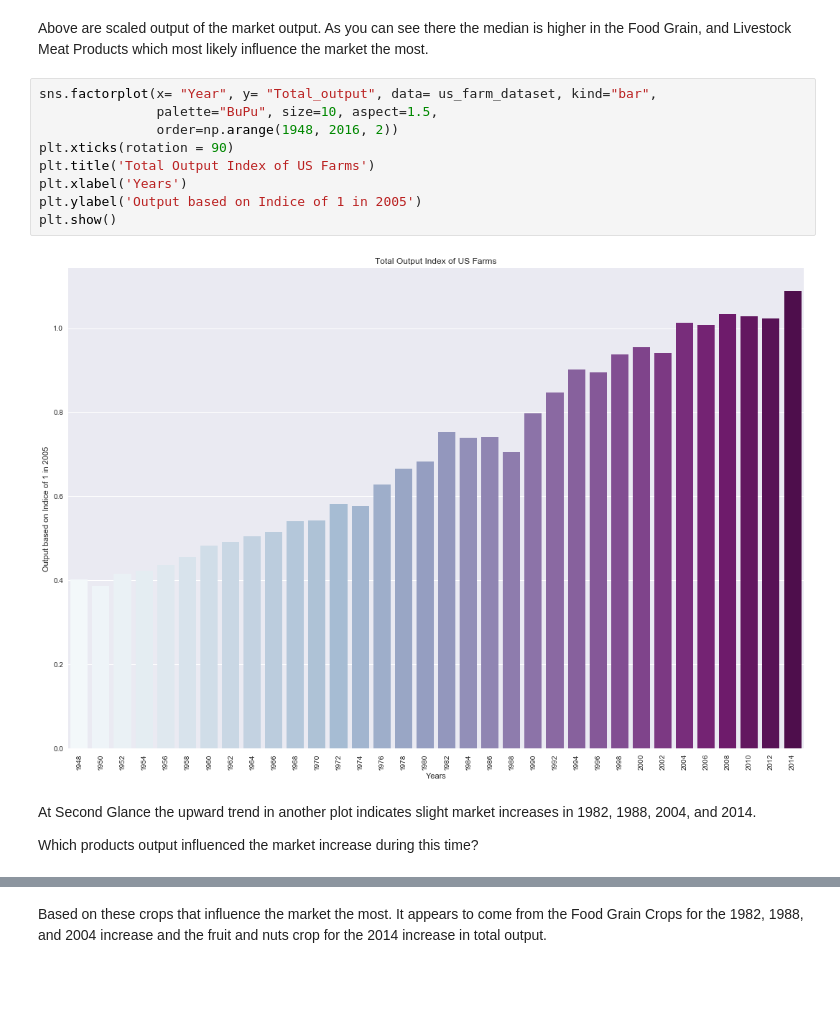
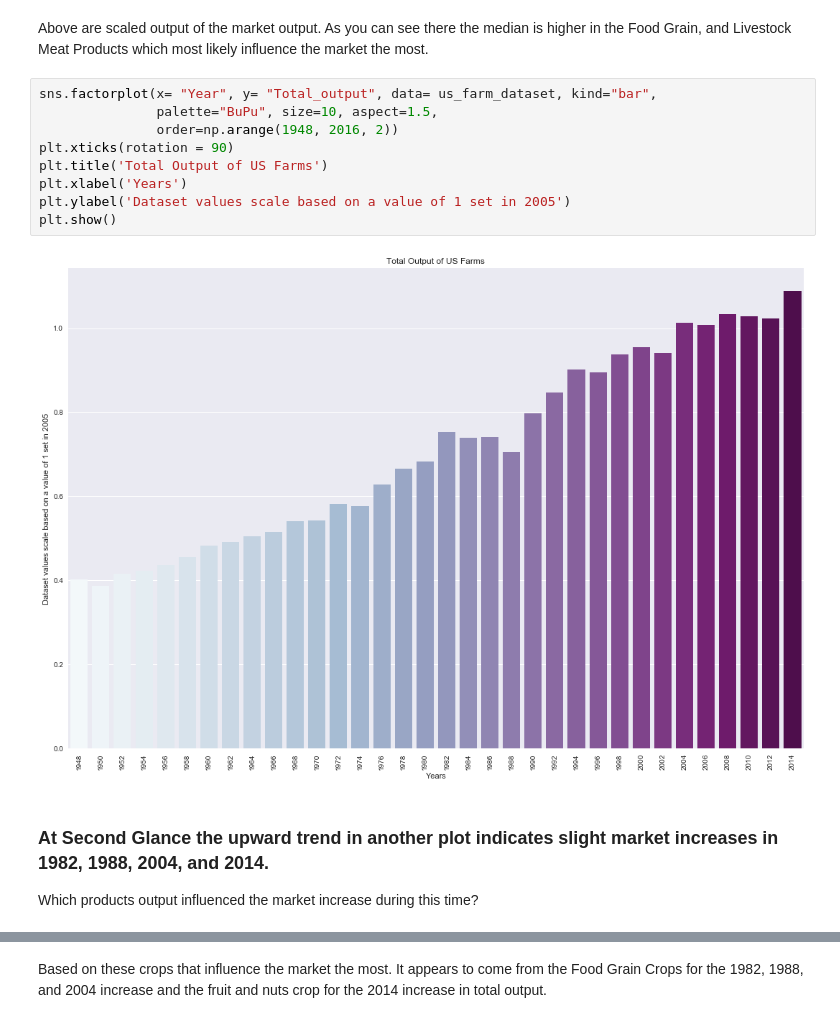
Before and after one commit to Kingbigtiger/class-studies, a Jupyter notebook: Farm In and Out Capstone.ipynb, the cells around one changed output, grey strips where cells are left out. Saved outputs shown, nothing was run; the diff lists cells and outputs as text; blank space fills up the shorter version.

```diff
--- a/Farm In and Out Capstone.ipynb
+++ b/Farm In and Out Capstone.ipynb
@@ -112,16 +112,16 @@ Above are scaled output of the market output. As you can see there the median is
 # %%
 sns.factorplot(x= "Year", y= "Total_output", data= us_farm_dataset, kind="bar",
                palette="BuPu", size=10, aspect=1.5,
                order=np.arange(1948, 2016, 2))
 plt.xticks(rotation = 90)
-plt.title('Total Output Index of US Farms')
+plt.title('Total Output of US Farms')
 plt.xlabel('Years')
-plt.ylabel('Output based on Indice of 1 in 2005')
+plt.ylabel('Dataset values scale based on a value of 1 set in 2005')
 plt.show()
 # %% [output]
-[figure, old version]
+[figure, new version]
 # %% [markdown]
-At Second Glance the upward trend in another plot indicates slight market increases in 1982, 1988, 2004, and 2014.
+### At Second Glance the upward trend in another plot indicates slight market increases in 1982, 1988, 2004, and 2014.
 
 Which products output influenced the market increase during this time?
 # %%
```
Also changed, not shown: parts of 11 cells of this notebook.
